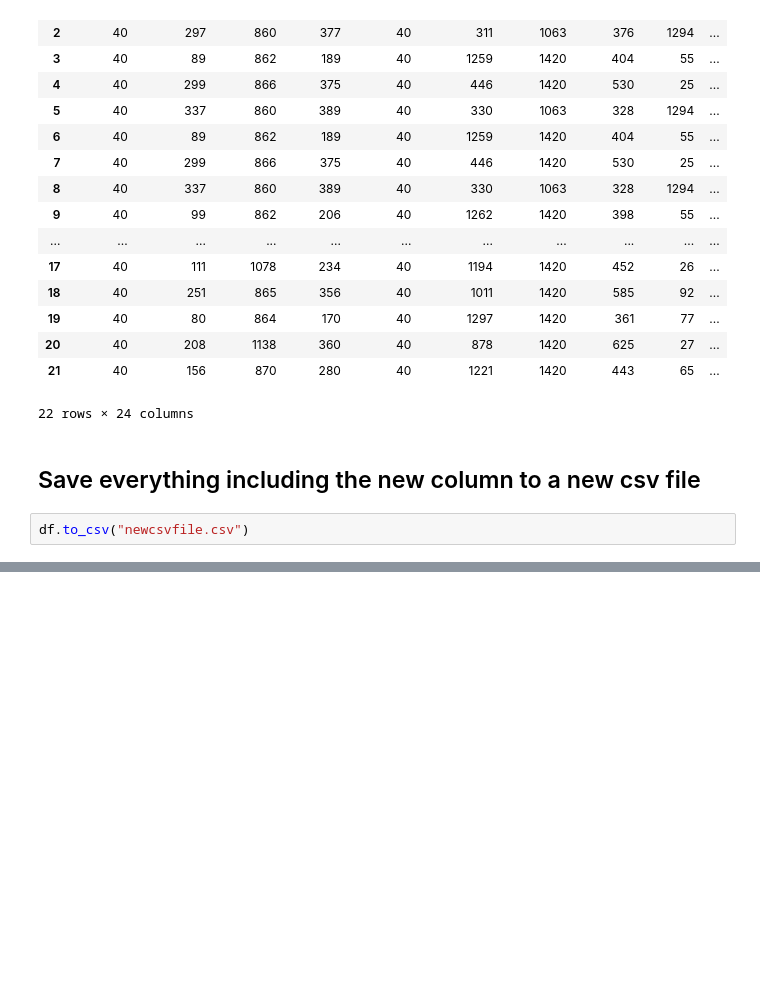
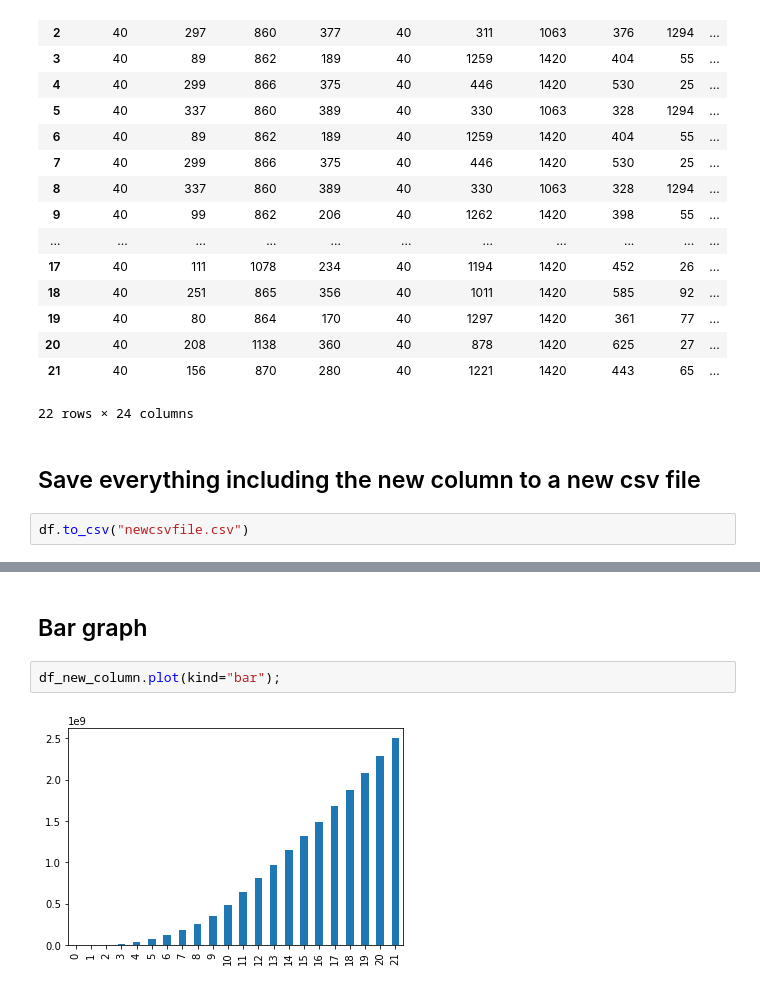
Before and after one commit to amiruzzaman/datascience, a Jupyter notebook: loading_csv_pandas.ipynb, the cells around one changed output, grey strips where cells are left out. Cells and saved outputs as stored; diff of their text form; blank space fills up the shorter version.

```diff
--- a/loading_csv_pandas.ipynb
+++ b/loading_csv_pandas.ipynb
@@ -320,0 +329,6 @@ df.to_csv("newcsvfile.csv")
+# %% [markdown]
+## Bar graph
+# %%
+df_new_column.plot(kind="bar");
+# %% [output]
+[figure, added]
```
Also changed, not shown: parts of 8 cells of this notebook.
